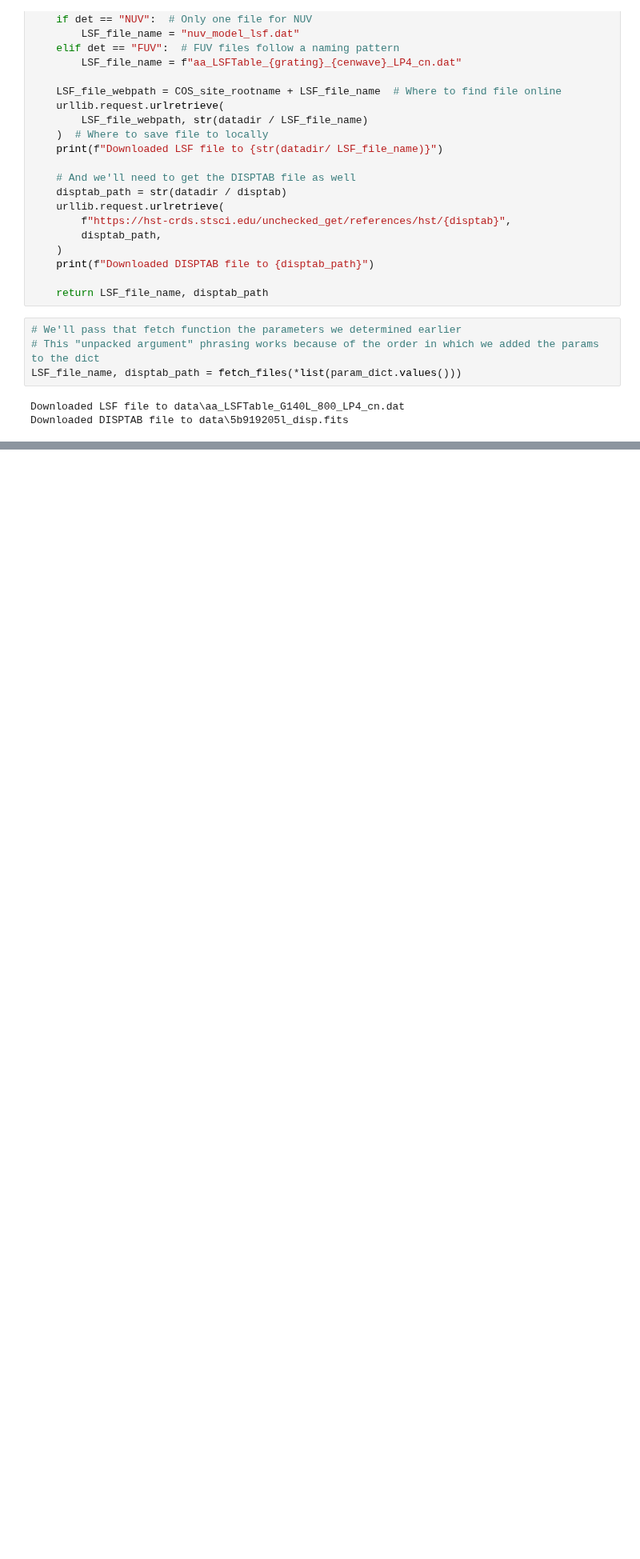
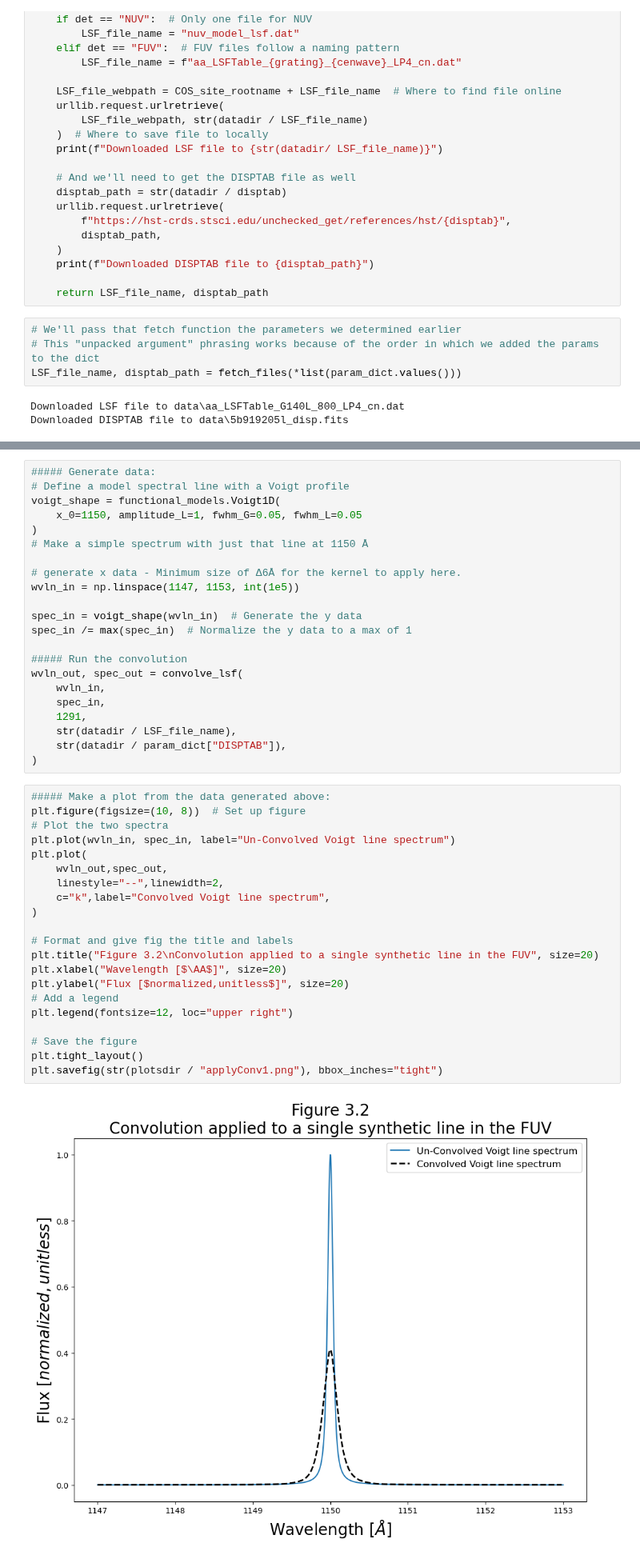
Before and after one commit to seratsaad/ticktock, a Jupyter notebook: geocor_ corr.ipynb, the cells around one changed output, grey strips where cells are left out. Shown at 80% size. Drawn from its saved outputs; the diff is of its cells as text; blank space fills up the shorter version.

```diff
--- a/geocor_ corr.ipynb
+++ b/geocor_ corr.ipynb
@@ -426,0 +611,45 @@ DISPTAB = 63p1559jl_disp.fits
+# %%
+##### Generate data:
+# Define a model spectral line with a Voigt profile
+voigt_shape = functional_models.Voigt1D(
+    x_0=1150, amplitude_L=1, fwhm_G=0.05, fwhm_L=0.05
+)
+# Make a simple spectrum with just that line at 1150 Å
+
+# generate x data - Minimum size of Δ6Å for the kernel to apply here.
+wvln_in = np.linspace(1147, 1153, int(1e5))
+
+spec_in = voigt_shape(wvln_in)  # Generate the y data
+spec_in /= max(spec_in)  # Normalize the y data to a max of 1
+
+##### Run the convolution
+wvln_out, spec_out = convolve_lsf(
+    wvln_in,
+    spec_in,
+    1291,
+    str(datadir / LSF_file_name),
+    str(datadir / param_dict["DISPTAB"]),
+)
+# %%
+##### Make a plot from the data generated above:
+plt.figure(figsize=(10, 8))  # Set up figure
+# Plot the two spectra
+plt.plot(wvln_in, spec_in, label="Un-Convolved Voigt line spectrum")
+plt.plot(
+    wvln_out,spec_out,
+    linestyle="--",linewidth=2,
+    c="k",label="Convolved Voigt line spectrum",
+)
+
+# Format and give fig the title and labels
+plt.title("Figure 3.2\nConvolution applied to a single synthetic line in the FUV", size=20)
+plt.xlabel("Wavelength [$\AA$]", size=20)
+plt.ylabel("Flux [$normalized,unitless$]", size=20)
+# Add a legend
+plt.legend(fontsize=12, loc="upper right")
+
+# Save the figure
+plt.tight_layout()
+plt.savefig(str(plotsdir / "applyConv1.png"), bbox_inches="tight")
+# %% [output]
+[figure, added]
```
Also changed, not shown: parts of 15 cells of this notebook, 3 other files.
